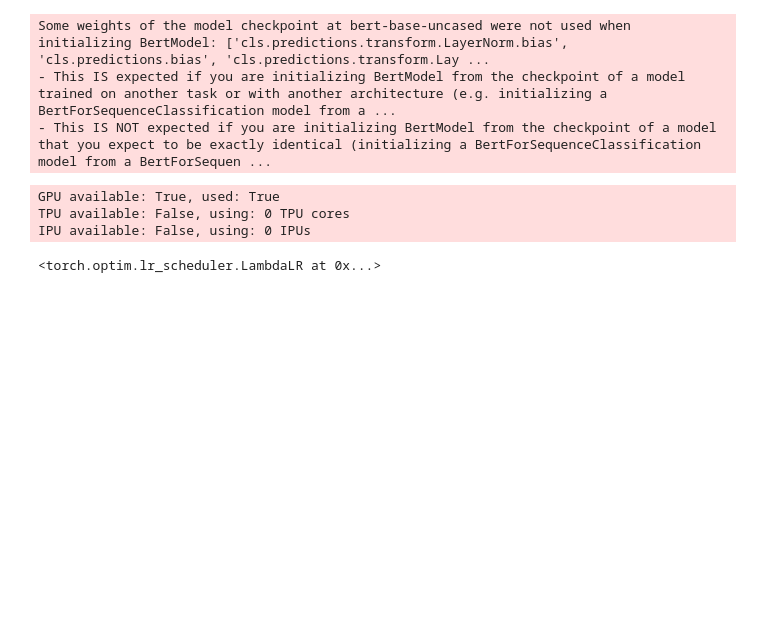
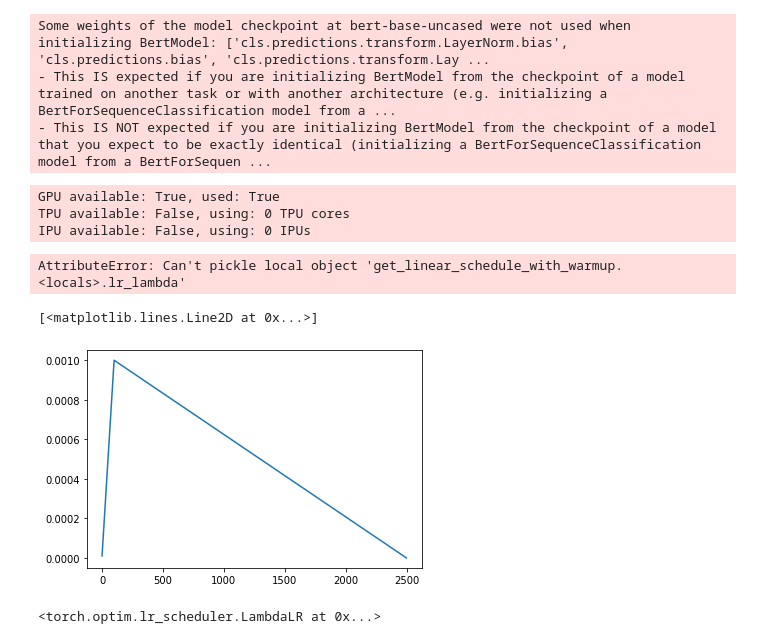
Before and after one commit to simonjisu/FSQA, a Jupyter notebook: Notebooks/03_NER_training.ipynb, the cells around one changed output. Cells and saved outputs as stored; diff of their text form; code cells hidden in the pictures; blank space fills up the shorter version.

```diff
--- a/Notebooks/03_NER_training.ipynb
+++ b/Notebooks/03_NER_training.ipynb
@@ -1051,2 +1049,0 @@ from transformers import get_scheduler, get_cosine_schedule_with_warmup, get_cos
-# %%
-a = get_scheduler('cosine', torch.optim.Adam(nn.Linear(1, 1).parameters()), 100, 200)
@@ -1053,3 +1065,27 @@ a = get_scheduler('cosine', torch.optim.Adam(nn.Linear(1, 1).parameters()), 100,
+# %%
+w = 100
+t = 2500
+c = 3
+op = torch.optim.Adam(nn.Linear(1, 1).parameters())
+torch.optim.lr_scheduler.LambdaLR(optimizer, cosine_lr_lambda, -1)
+# a = get_scheduler('linear', op, w, t)
+get_cosine_with_hard_restarts_schedule_with_warmup()
+# %%
+pickle.dumps(a)
+# %% [output]
+AttributeError: Can't pickle local object 'get_linear_schedule_with_warmup.<locals>.lr_lambda'
+# %%
+b = []
+for i in range(t):
+    op.step()
+    a.step()
+    l = a.get_last_lr()
+    b.append(l)
+# %%
+plt.plot(b)
+# %% [output]
+[<matplotlib.lines.Line2D at 0x...>]
+[figure, added]
 # %%
 torch.optim.lr_scheduler.LambdaLR(torch.optim.Adam(nn.Linear(1, 1).parameters()), )
 # %% [output]
```
Also changed, not shown: parts of 8 cells of this notebook, 21 other files.
